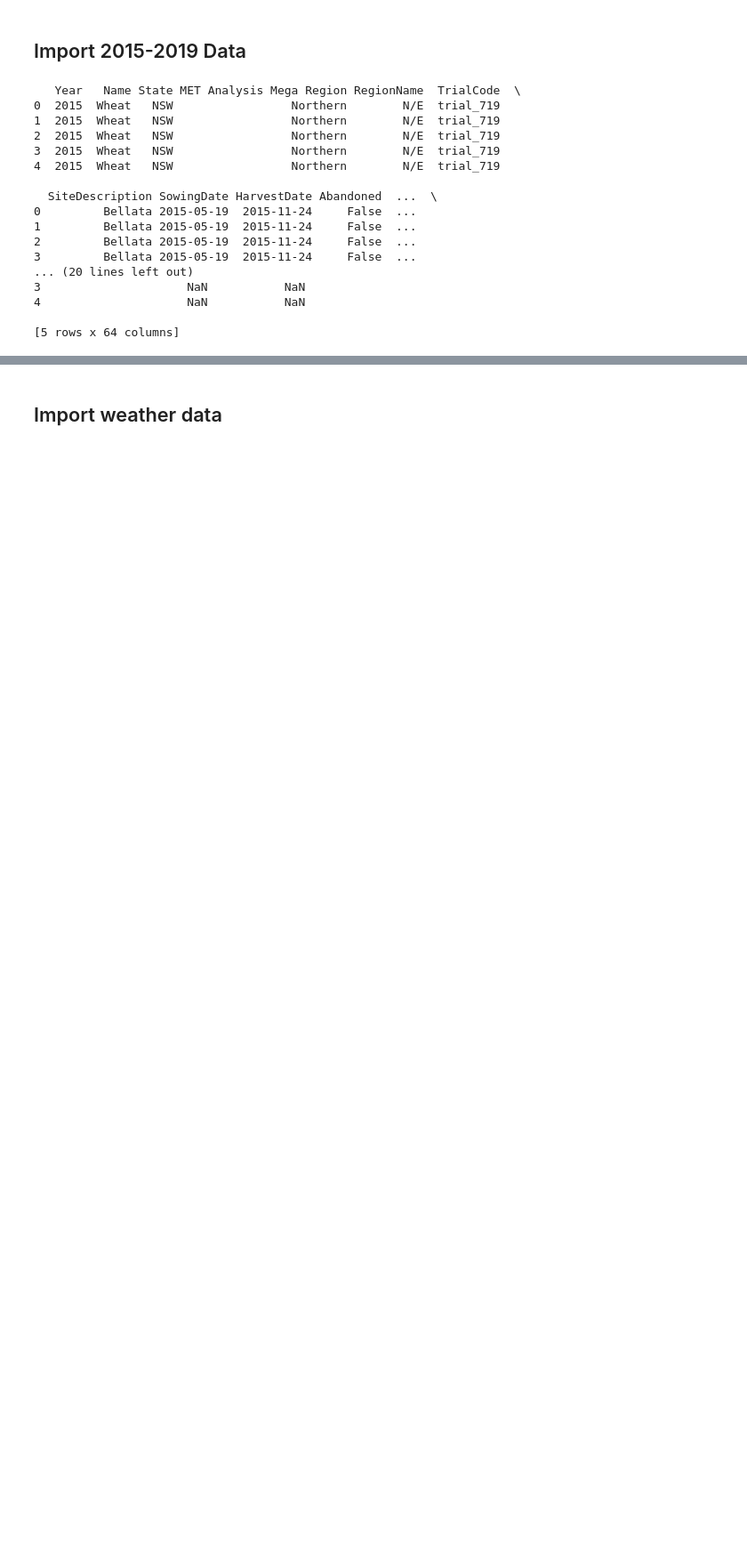
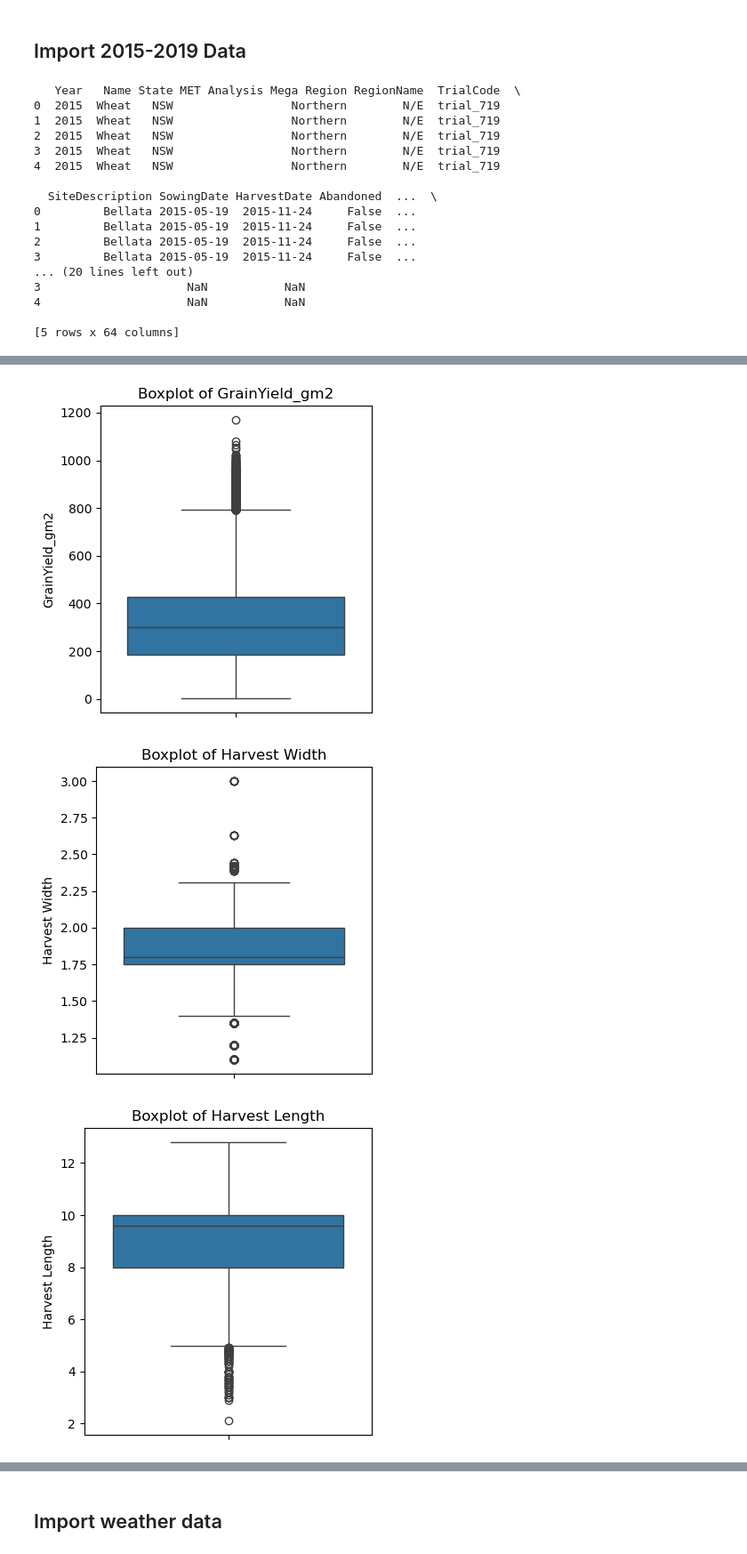
Before and after one commit to Harry-01/DATA7901, a Jupyter notebook: project.ipynb, the cells around one changed output, grey strips where cells are left out. Shown at 89% size. Drawn from its saved outputs; the diff is of its cells as text; code cells hidden in the pictures; blank space fills up the shorter version.

```diff
--- a/project.ipynb
+++ b/project.ipynb
@@ -34,0 +167,16 @@ print(df_crop.head())
+# %%
+# Create individual box plots for each variable
+import seaborn as sns
+variables = ['GrainYield_gm2', 'Harvest Width', 'Harvest Length', 'Kg/Plot']
+
+for variable in variables:
+    plt.figure(figsize=(4, 4))
+    sns.boxplot(y=variable, data=df_filtered)
+    plt.title(f'Boxplot of {variable}')
+    plt.ylabel(variable)
+    plt.tight_layout()
+    plt.show()
+# %% [output]
+[figure, added]
+[figure, added]
+[figure, added]
```
Also changed, not shown: parts of 36 cells of this notebook, 4 other files.
